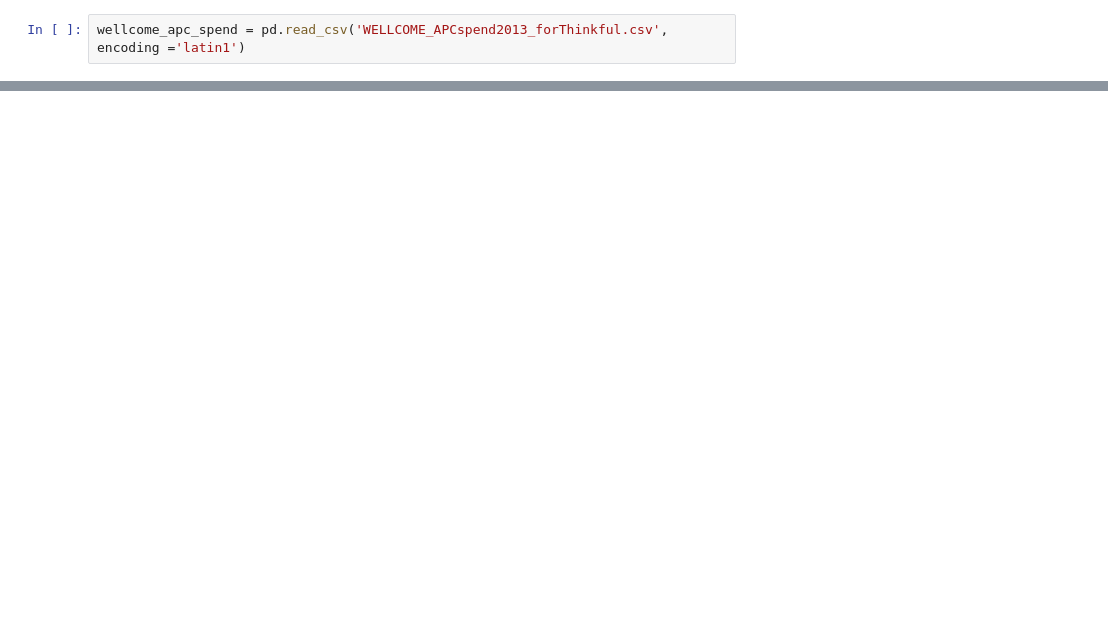
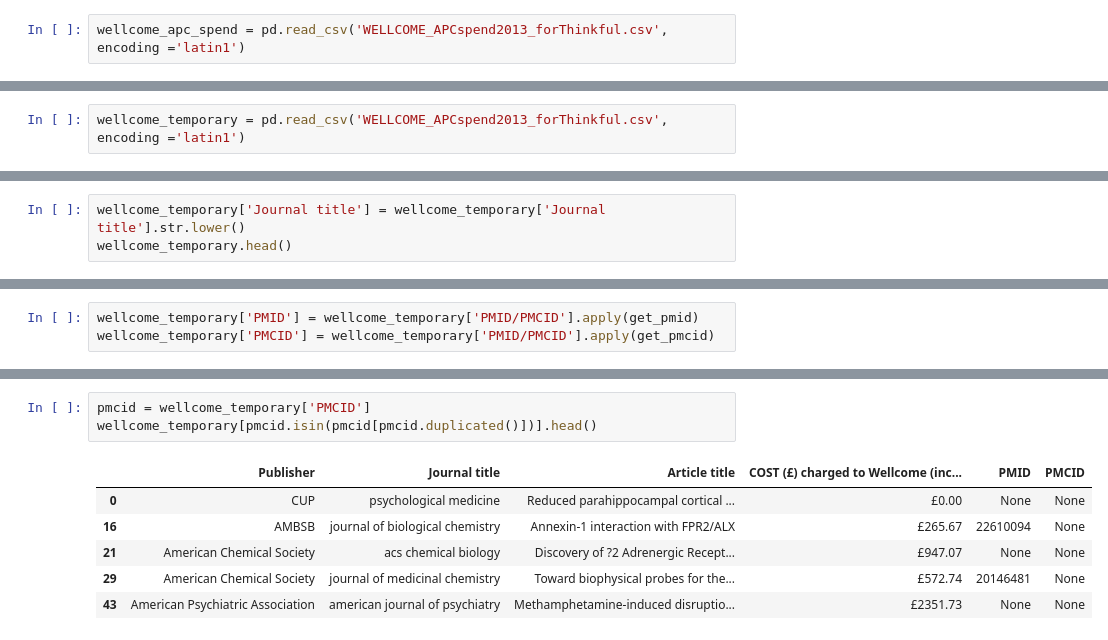
Before and after one commit to mariajosetamayo/thinkful_data_science_cleaning_data_drill, a Jupyter notebook: data_cleaning_drill.ipynb, the cells around one changed output, grey strips where cells are left out. Drawn from its saved outputs; the diff is of its cells as text; blank space fills up the shorter version.

```diff
--- a/data_cleaning_drill.ipynb
+++ b/data_cleaning_drill.ipynb
@@ -116,0 +14,2 @@ wellcome_apc_spend.groupby('Journal title').describe().head()
+# %%
+wellcome_temporary = pd.read_csv('WELLCOME_APCspend2013_forThinkful.csv', encoding ='latin1')
@@ -116,0 +31,3 @@ wellcome_apc_spend.groupby('Journal title').describe().head()
+# %%
+wellcome_temporary['Journal title'] = wellcome_temporary['Journal title'].str.lower()
+wellcome_temporary.head()
@@ -116,0 +59,3 @@ wellcome_apc_spend.groupby('Journal title').describe().head()
+# %%
+wellcome_temporary['PMID'] = wellcome_temporary['PMID/PMCID'].apply(get_pmid)
+wellcome_temporary['PMCID'] = wellcome_temporary['PMID/PMCID'].apply(get_pmcid)
@@ -116,0 +99,10 @@ wellcome_apc_spend.groupby('Journal title').describe().head()
+# %%
+pmcid = wellcome_temporary['PMCID']
+wellcome_temporary[pmcid.isin(pmcid[pmcid.duplicated()])].head()
+# %% [output]
+|  | Publisher | Journal title | Article title | COST (£) charged to Wellcome (inc... | PMID | PMCID |
+| 0 | CUP | psychological medicine | Reduced parahippocampal cortical ... | £0.00 | None | None |
+| 16 | AMBSB | journal of biological chemistry | Annexin-1 interaction with FPR2/ALX | £265.67 | 22610094 | None |
+| 21 | American Chemical Society | acs chemical biology | Discovery of ?2 Adrenergic Recept... | £947.07 | None | None |
+| 29 | American Chemical Society | journal of medicinal chemistry | Toward biophysical probes for the... | £572.74 | 20146481 | None |
+| 43 | American Psychiatric Association | american journal of psychiatry | Methamphetamine-induced disruptio... | £2351.73 | None | None |
```
Also changed, not shown: parts of 52 cells of this notebook.
